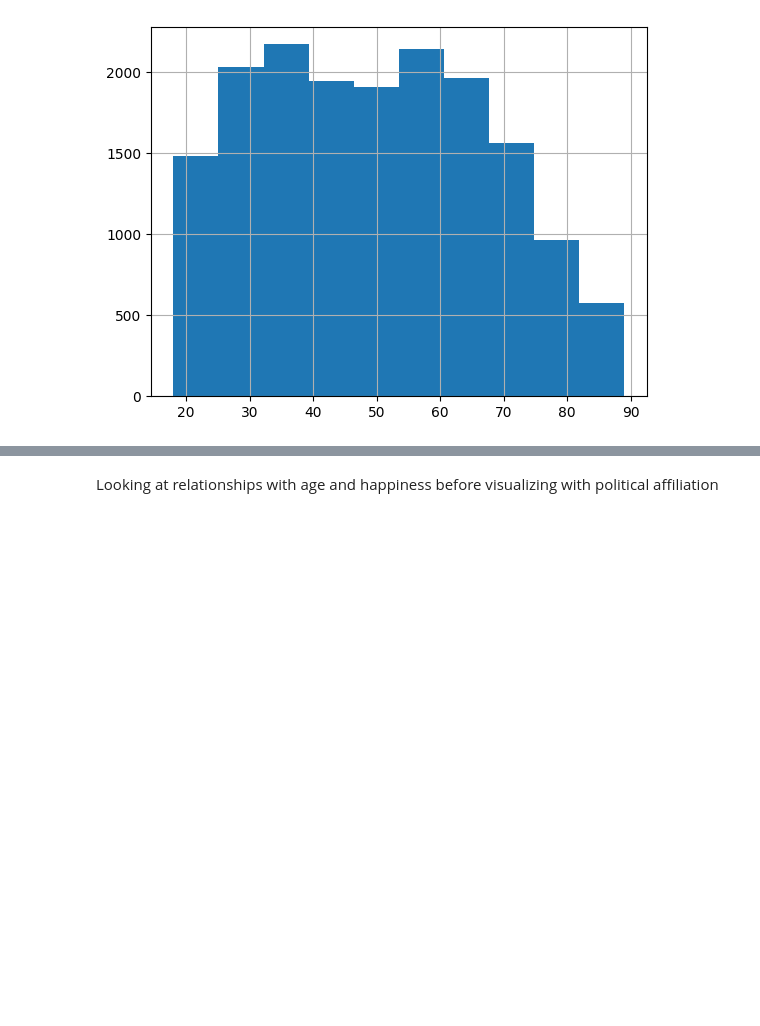
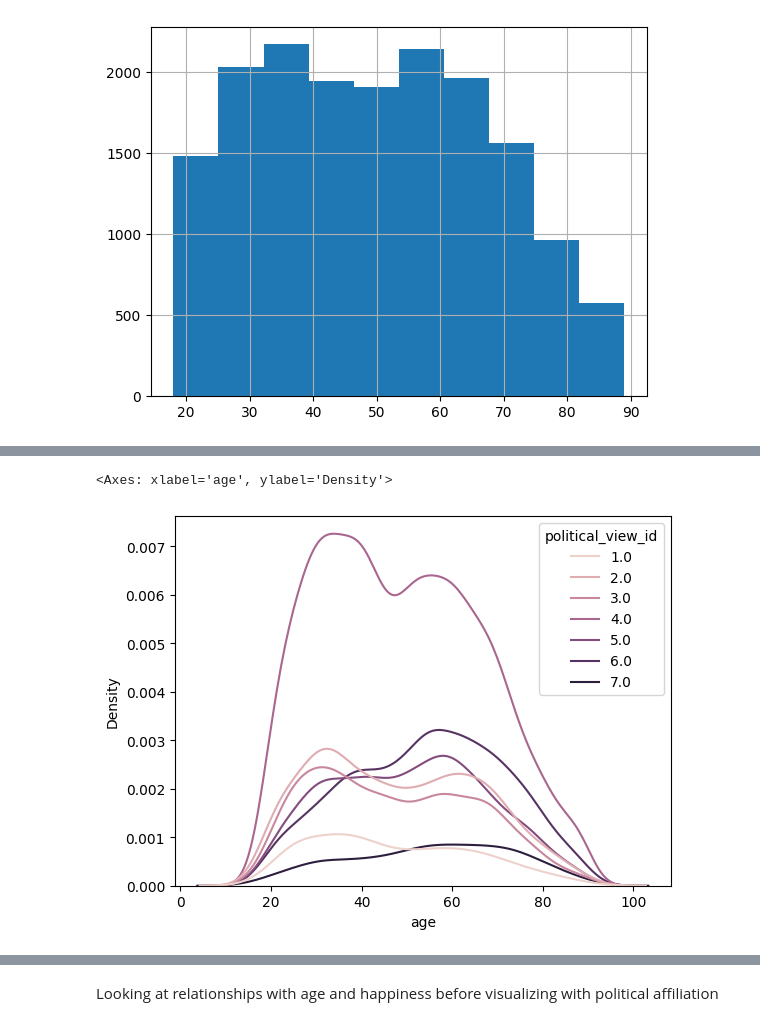
Before and after one commit to gaboojie/project_gss, a Jupyter notebook: GSS_Project1.ipynb, the cells around one changed output, grey strips where cells are left out. Drawn from its saved outputs; the diff is of its cells as text; code cells hidden in the pictures; blank space fills up the shorter version.

```diff
--- a/GSS_Project1.ipynb
+++ b/GSS_Project1.ipynb
@@ -196,0 +216,6 @@ df['age'].hist(bins=10)
+# %%
+# depicts a strong neutral political view for middle-ages
+sns.kdeplot(data=df,x='age', hue='political_view_id')
+# %% [output]
+<Axes: xlabel='age', ylabel='Density'>
+[figure, added]
```
Also changed, not shown: parts of 26 cells of this notebook.
